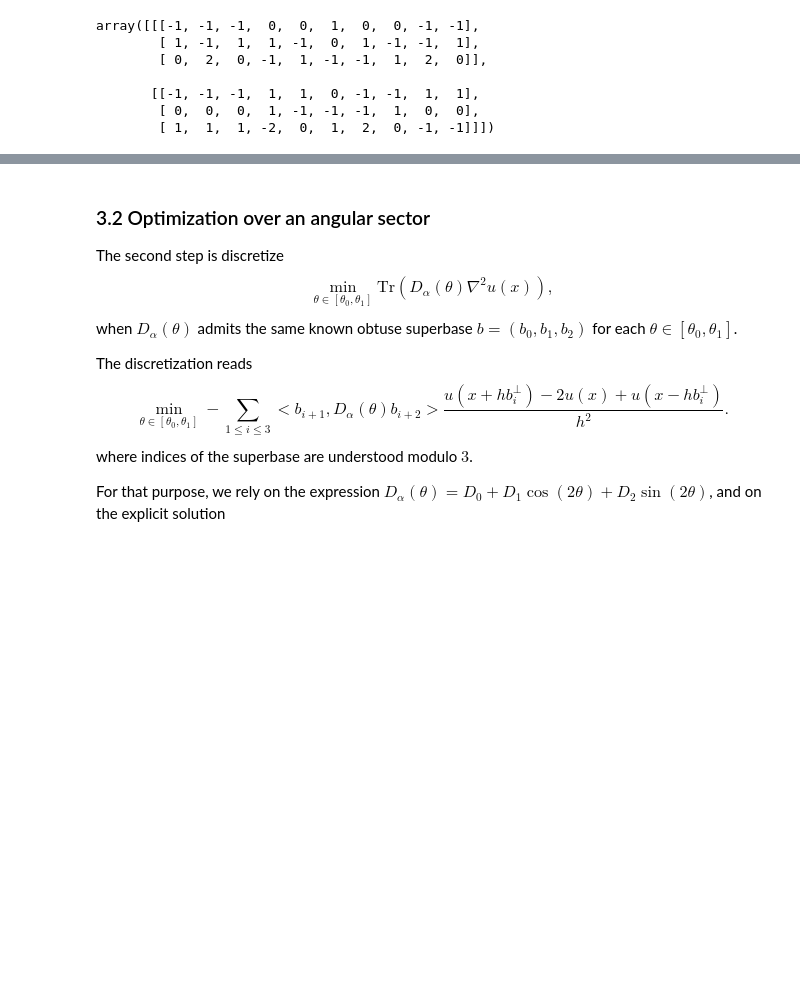
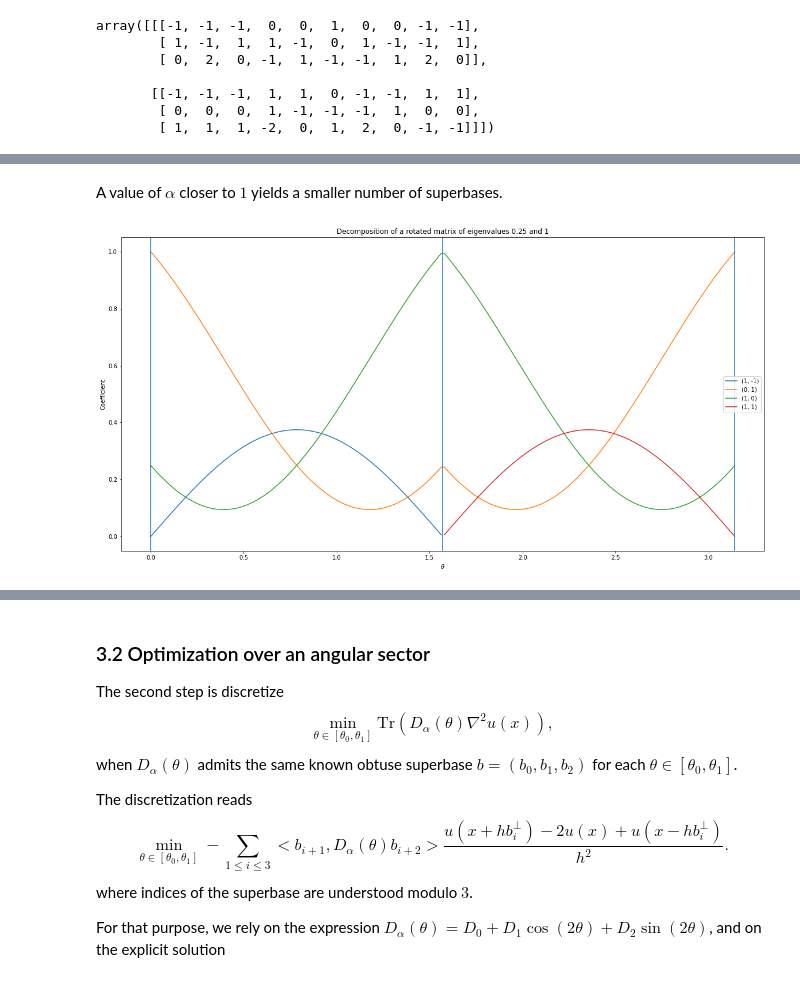
Before and after one commit to Mirebeau/AdaptiveGridDiscretizations_showcase, a Jupyter notebook: Notebooks_NonDiv/NonlinearMonotoneSecond2D.ipynb, the cells around one changed output, grey strips where cells are left out. Saved outputs shown, nothing was run; the diff lists cells and outputs as text; code cells hidden in the pictures; blank space fills up the shorter version.

```diff
--- a/Notebooks_NonDiv/NonlinearMonotoneSecond2D.ipynb
+++ b/Notebooks_NonDiv/NonlinearMonotoneSecond2D.ipynb
@@ -552,0 +557,19 @@ for theta in thetas: # Show a vertical line for each angle theta where the stenc
+# %% [markdown]
+A value of $\alpha$ closer to $1$ yields a smaller number of superbases.
+# %%
+alpha=1/4
+thetas_sampled = np.linspace(0,np.pi,200)
+thetas,superbases = AnglesAndSuperbases(MakeD(alpha))
+decomp = Selling.GatherByOffset(thetas_sampled,*Selling.Decomposition(Diff(alpha,thetas_sampled)))
+
+fig = plt.figure(figsize=(20,10)) # Paper:(10,5)
+plt.title(f"Decomposition of a rotated matrix of eigenvalues {alpha} and {1}")
+plt.xlabel(r"$\theta$"); plt.ylabel("Coefficient")
+for offset,(angle,coef) in decomp.items():
+    plt.plot(angle,coef)
+plt.legend(decomp.keys());
+
+for theta in thetas: # Show a vertical line for each angle theta where the stencil changes
+    plt.axvline(x=theta);
+# %% [output]
+[figure, added]
```
Also changed, not shown: parts of 11 cells of this notebook, 32 other files.
